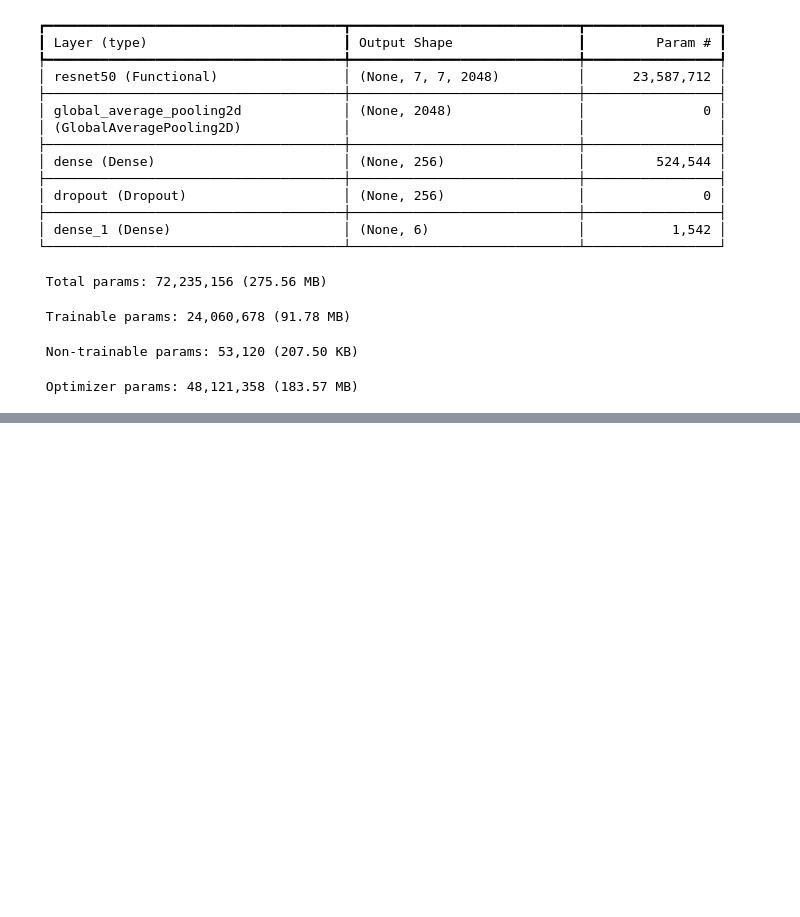
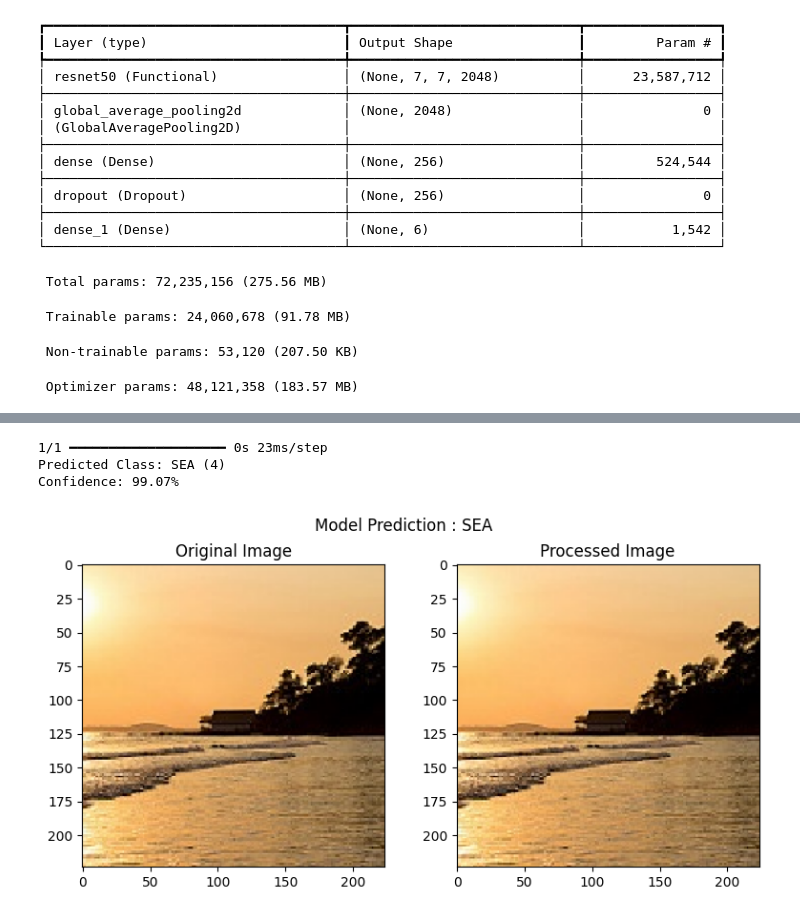
Before and after one commit to NirjharDebnath/Machine-Learning, a Jupyter notebook: TransferLearning.ipynb, the cells around one changed output, grey strips where cells are left out. Cells and saved outputs as stored; diff of their text form; code cells hidden in the pictures; blank space fills up the shorter version.

Commit message:
Kaggle Notebook | TransferLearning | Version 5

```diff
--- a/TransferLearning.ipynb
+++ b/TransferLearning.ipynb
@@ -135,0 +145,68 @@ model.save('TransferLearningModel.h5')
+# %%
+
+import tensorflow as tf
+from tensorflow.keras.preprocessing import image
+import numpy as np
+import matplotlib.image as mimg
+import matplotlib.pyplot as plt
+import random
+from PIL import Image
+
+# Path to the folder containing images
+folder_path = "/kaggle/input/intel-image-classification/seg_pred/seg_pred"
+
+# Get a list of all image file paths in the folder
+image_files = [os.path.join(folder_path, file) for file in os.listdir(folder_path) if file.lower().endswith(('.png', '.jpg', '.jpeg'))]
+
+# Choose a random image from the folder
+random.seed(42)
+random_image_path = random.choice(image_files)
+
+def preprocess_image(image_path, target_size=(224, 224)):
+    img = image.load_img(image_path, target_size=target_size)  # Load the image
+    img_array = image.img_to_array(img)
+    img_array = img_array/255  # Normalize the image
+    img_array = np.expand_dims(img_array, axis=0)  # Add batch dimension
+    return img_array
+
+# Preprocess the test image
+test_image = preprocess_image(random_image_path)
+
+# Predict the class of the image
+predictions = model.predict(test_image)
+
+# Get the predicted class index and probability
+predicted_class_index = np.argmax(predictions, axis=1)[0]
+predicted_class_probability = np.max(predictions)
+
+# Map the class index to class name
+class_indices = train_generator.class_indices
+
+# Convert the class indices dictionary to a list of class names
+class_names = list(class_indices.keys())
+predicted_class_name = class_names[predicted_class_index]
+
+def show_image(image_path, class_name=predicted_class_name, target_size=(224, 224)):
+    img = image.load_img(image_path, target_size=target_size)  # Load the image
+    img_array = image.img_to_array(img)
+    img_array = img_array/255  # Normalize the image
+    plt.figure(figsize=(8,4))
+    plt.suptitle(f'Model Prediction : {class_name.upper()}')
+    plt.subplot(1, 2, 1)
+    plt.title("Original Image")
+    plt.imshow(img)
+    plt.subplot(1, 2, 2)
+    plt.title("Processed Image")
+    plt.imshow(img_array)
+    plt.tight_layout()
+
+show_image(random_image_path)
+# Output the results
+
+print(f"Predicted Class: {predicted_class_name.upper()} ({predicted_class_index})")
+print(f"Confidence: {predicted_class_probability * 100:.2f}%")
+# %% [output]
+1/1 ━━━━━━━━━━━━━━━━━━━━ 0s 23ms/step
+Predicted Class: SEA (4)
+Confidence: 99.07%
+[figure, added]
```
Also changed, not shown: parts of 3 cells of this notebook.
